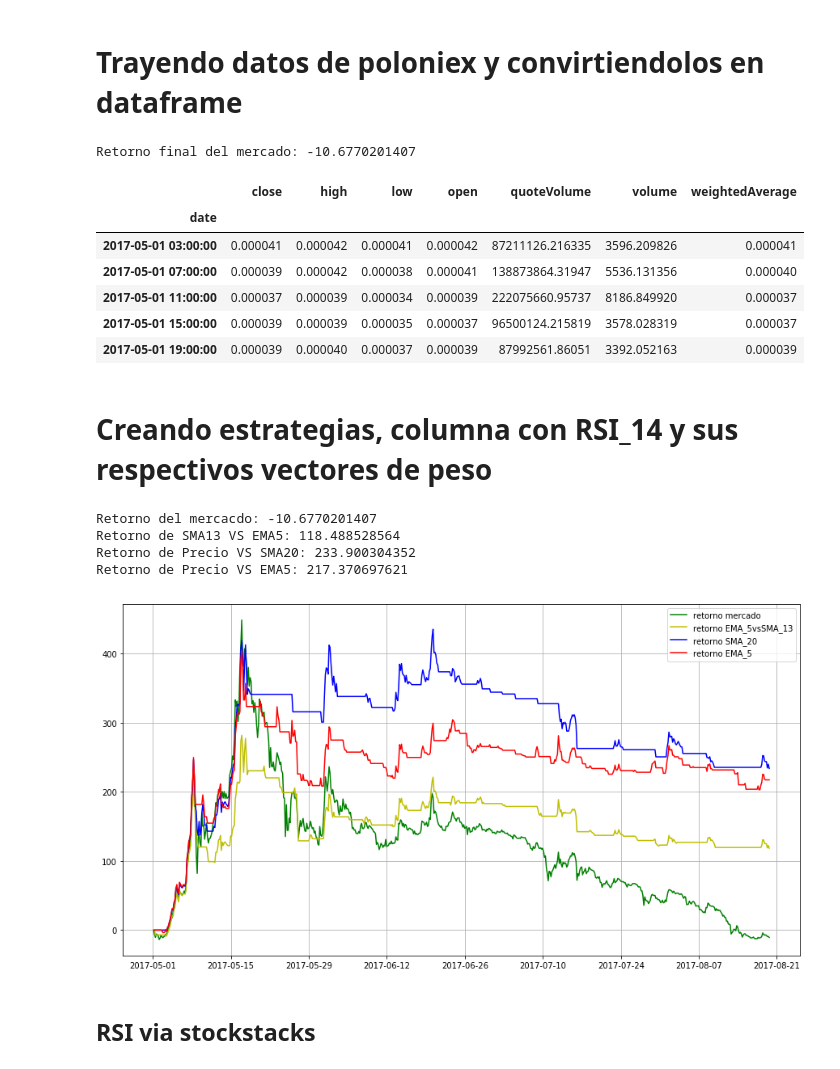
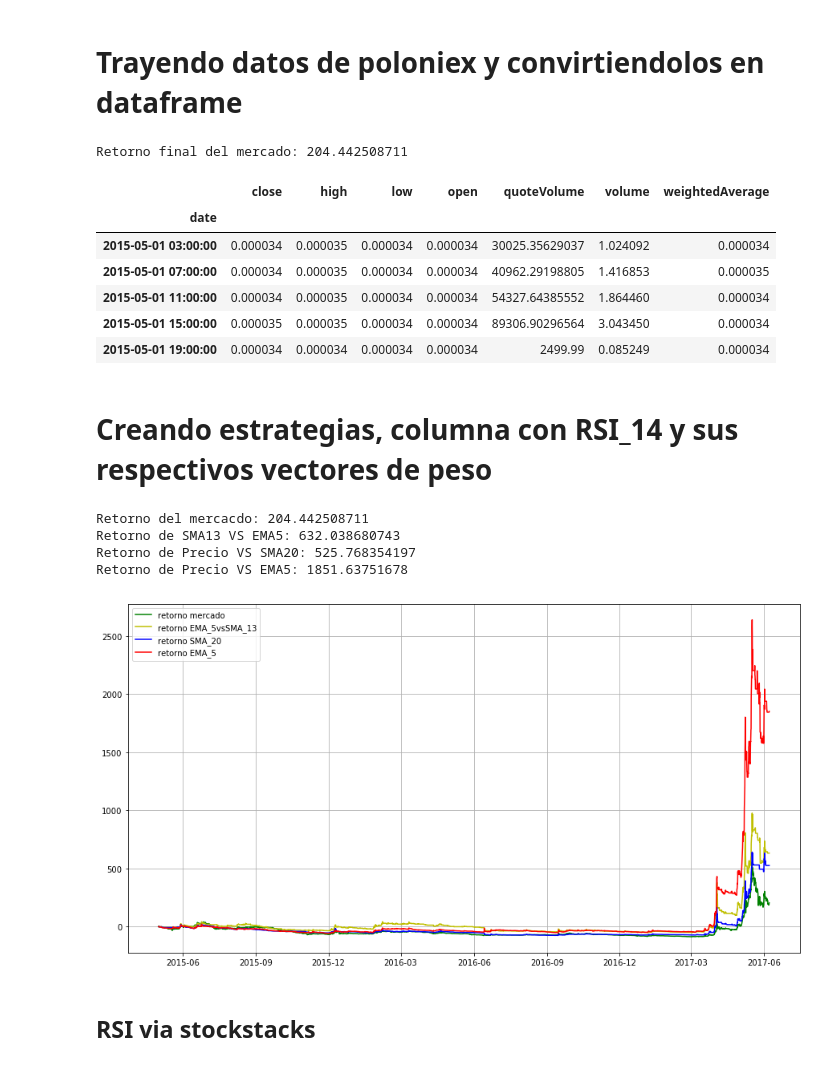
Before and after one commit to ADCryptoSolutions/adcb, a Jupyter notebook: ML strategy.ipynb, the cells around one changed output. Saved outputs shown, nothing was run; the diff lists cells and outputs as text; code cells hidden in the pictures.

```diff
--- a/ML strategy.ipynb
+++ b/ML strategy.ipynb
@@ -5,40 +5,40 @@ import pandas as pd
 import pylab as plt
 from tusp import string2ts, ts2string
 from bot import prepareData,marketReturn
 import numpy as np
 %matplotlib inline
 plt.rcParams['figure.figsize'] = 15, 8
 
 # trayendo y preparando datos
 df  = prepareData(pair="BTC_XRP",
-                  start=string2ts("2017-05-01 00:00:00"),
+                  start=string2ts("2015-05-01 00:00:00"),
                   end=string2ts("2017-09-01 00:00:00"),
                   period=3600*4)
 """
 # calculando el retorno del mercado hasta el 4 quitil y del ultimo quintil
 df_train = df.loc["2014-09-10 00:00:00":"2017-06-01 00:00:00",:]
 df_test = df.loc["2017-06-01 00:00:00":"2017-09-01 00:00:00",:]
 """
 per = 0.9
 cum_return1 = marketReturn(df[:int(len(df)*per)]["close"])
 cum_return2 = marketReturn(df[int(len(df)*per):]["close"])
 #cum_return1 = marketReturn(df_train)
 #cum_return2 = marketReturn(df_test)
 
 marketReturn = cum_return1[-1]*100
 marketReturn2 = cum_return2[-1]*100
 
 print "Retorno final del mercado: %s"%(marketReturn)
 df.head()
 # %% [output]
-Retorno final del mercado: -10.6770201407
+Retorno final del mercado: 204.442508711
 |  | close | high | low | open | quoteVolume | volume | weightedAverage |
 | date |  |  |  |  |  |  |  |
-| 2017-05-01 03:00:00 | 0.000041 | 0.000042 | 0.000041 | 0.000042 | 87211126.216335 | 3596.209826 | 0.000041 |
-| 2017-05-01 07:00:00 | 0.000039 | 0.000042 | 0.000038 | 0.000041 | 138873864.31947 | 5536.131356 | 0.000040 |
-| 2017-05-01 11:00:00 | 0.000037 | 0.000039 | 0.000034 | 0.000039 | 222075660.95737 | 8186.849920 | 0.000037 |
-| 2017-05-01 15:00:00 | 0.000039 | 0.000039 | 0.000035 | 0.000037 | 96500124.215819 | 3578.028319 | 0.000037 |
-| 2017-05-01 19:00:00 | 0.000039 | 0.000040 | 0.000037 | 0.000039 | 87992561.86051 | 3392.052163 | 0.000039 |
+| 2015-05-01 03:00:00 | 0.000034 | 0.000035 | 0.000034 | 0.000034 | 30025.35629037 | 1.024092 | 0.000034 |
+| 2015-05-01 07:00:00 | 0.000034 | 0.000035 | 0.000034 | 0.000034 | 40962.29198805 | 1.416853 | 0.000035 |
+| 2015-05-01 11:00:00 | 0.000034 | 0.000035 | 0.000034 | 0.000034 | 54327.64385552 | 1.864460 | 0.000034 |
+| 2015-05-01 15:00:00 | 0.000035 | 0.000035 | 0.000034 | 0.000034 | 89306.90296564 | 3.043450 | 0.000034 |
+| 2015-05-01 19:00:00 | 0.000034 | 0.000034 | 0.000034 | 0.000034 | 2499.99 | 0.085249 | 0.000034 |
 # %% [markdown]
 # Creando estrategias, columna con RSI_14 y sus respectivos vectores de peso
 # %%
@@ -80,11 +80,11 @@ plt.plot(df.index[:int(len(df)*per)],v2*100,'r',label='retorno EMA_5')
 plt.legend(loc='best')
 plt.grid()
 # %% [output]
-Retorno del mercacdo: -10.6770201407
-Retorno de SMA13 VS EMA5: 118.488528564
-Retorno de Precio VS SMA20: 233.900304352
-Retorno de Precio VS EMA5: 217.370697621
+Retorno del mercacdo: 204.442508711
+Retorno de SMA13 VS EMA5: 632.038680743
+Retorno de Precio VS SMA20: 525.768354197
+Retorno de Precio VS EMA5: 1851.63751678
-[figure, old version]
+[figure, new version]
 # %% [markdown]
 ## RSI via stockstacks
 # %%
```
Also changed, not shown: parts of 5 cells of this notebook, 3 other files.
